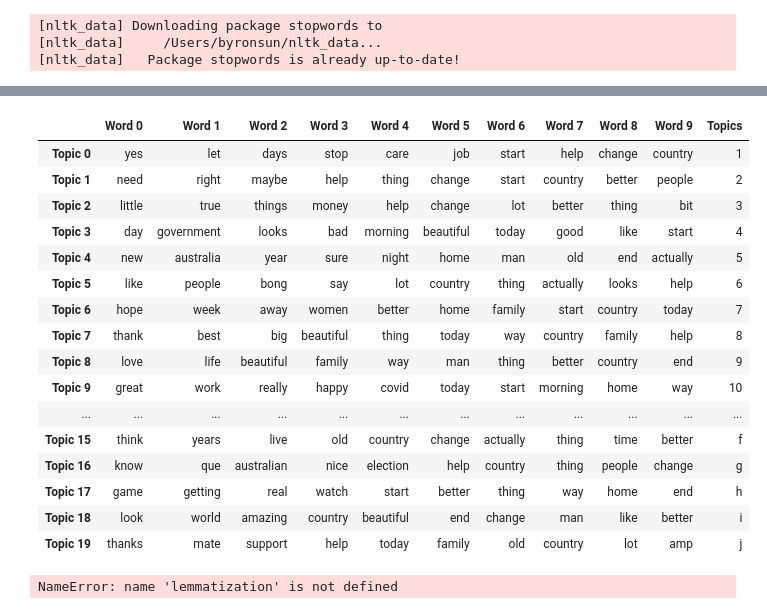
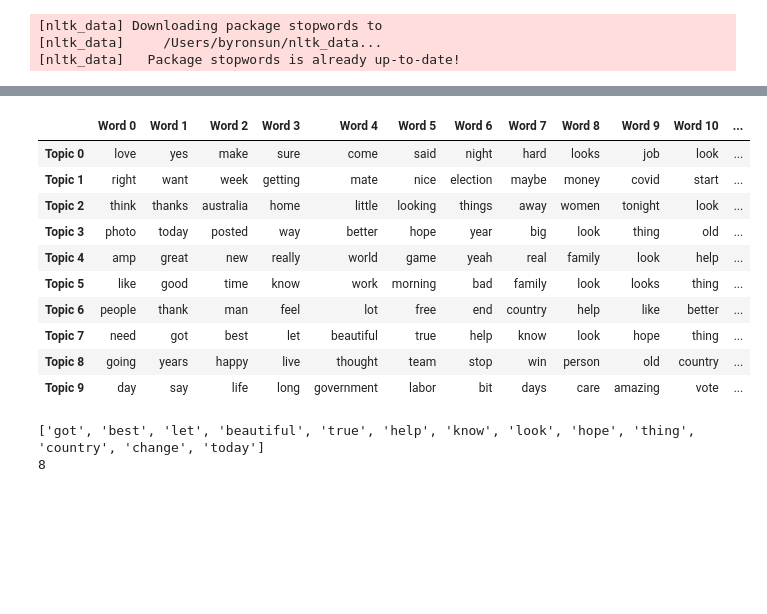
Before and after one commit to comp90024-group70/awesome-spider, a Jupyter notebook: LDA1.ipynb, the cells around one changed output, grey strips where cells are left out. Drawn from its saved outputs; the diff is of its cells as text; code cells hidden in the pictures; blank space fills up the shorter version.

Commit message:
Modify LDA1 and spark; Add sudo data processing files and map

```diff
--- a/LDA1.ipynb
+++ b/LDA1.ipynb
@@ -19,5 +19,8 @@ import matplotlib.pyplot as plt
 [nltk_data]     /Users/byronsun/nltk_data...
 [nltk_data]   Package stopwords is already up-to-date!
 # %%
-df = pd.read_csv('../data/twitter_clean.csv')
+df = pd.read_csv('../Data/twitter_clean.csv')
+df = df.drop(df.keys()[0], axis=1)
 df = df.dropna(subset=['cleaned_text'])
+l_multi_lan = len(df)
+df.head()
@@ -23,0 +34,4 @@ df = df.dropna(subset=['cleaned_text'])
+# %%
+df = df.loc[df['Language']=='en']
+l_en_lan = len(df)
+print(l_en_lan/l_multi_lan)
@@ -64,7 +85,9 @@ vectorizer = CountVectorizer(analyzer='word',
 data_vectorized = vectorizer.fit_transform(data_lemmatized)
 # %%
 # Build LDA Model
-lda_model = LatentDirichletAllocation(n_components=20,               # Number of topics
+import time
+%time
+lda_model = LatentDirichletAllocation(n_components=10,               # Number of topics
                                       max_iter=10,
 # Max learning iterations
                                       learning_method='online',
@@ -209,7 +229,7 @@ def show_topics(vectorizer=vectorizer, lda_model=lda_model, n_words=20):
         top_keyword_locs = (-topic_weights).argsort()[:n_words]
         topic_keywords.append(keywords.take(top_keyword_locs))
     return topic_keywords
-topic_keywords = show_topics(vectorizer=vectorizer, lda_model=best_lda_model, n_words=10)
+topic_keywords = show_topics(vectorizer=vectorizer, lda_model=best_lda_model, n_words=15)
 # Topic - Keywords Dataframe
 df_topic_keywords = pd.DataFrame(topic_keywords)
 df_topic_keywords.columns = ['Word '+str(i) for i in range(df_topic_keywords.shape[1])]
@@ -236,26 +250,26 @@ df_topic_keywords
 # %%
-Topics = ["1","2","3","4","5", "6 ", "7", "8", "9", "10", 'a','b','c','d','e','f','g','h','i','j']
+Topics = ["1","2","3","4","5", "6 ", "7", "8", "9", "10"]#, 'a','b','c','d','e','f','g','h','i','j'
 df_topic_keywords["Topics"]=Topics
 df_topic_keywords
 # %% [output]
-|  | Word 0 | Word 1 | Word 2 | Word 3 | Word 4 | Word 5 | Word 6 | Word 7 | Word 8 | Word 9 | Topics |
-| Topic 0 | yes | let | days | stop | care | job | start | help | change | country | 1 |
-| Topic 1 | need | right | maybe | help | thing | change | start | country | better | people | 2 |
-| Topic 2 | little | true | things | money | help | change | lot | better | thing | bit | 3 |
-| Topic 3 | day | government | looks | bad | morning | beautiful | today | good | like | start | 4 |
-| Topic 4 | new | australia | year | sure | night | home | man | old | end | actually | 5 |
-| Topic 5 | like | people | bong | say | lot | country | thing | actually | looks | help | 6 |
-| Topic 6 | hope | week | away | women | better | home | family | start | country | today | 7 |
-| Topic 7 | thank | best | big | beautiful | thing | today | way | country | family | help | 8 |
-| Topic 8 | love | life | beautiful | family | way | man | thing | better | country | end | 9 |
-| Topic 9 | great | work | really | happy | covid | today | start | morning | home | way | 10 |
-| ... | ... | ... | ... | ... | ... | ... | ... | ... | ... | ... | ... |
-| Topic 15 | think | years | live | old | country | change | actually | thing | time | better | f |
-| Topic 16 | know | que | australian | nice | election | help | country | thing | people | change | g |
-| Topic 17 | game | getting | real | watch | start | better | thing | way | home | end | h |
-| Topic 18 | look | world | amazing | country | beautiful | end | change | man | like | better | i |
-| Topic 19 | thanks | mate | support | help | today | family | old | country | lot | amp | j |
+|  | Word 0 | Word 1 | Word 2 | Word 3 | Word 4 | Word 5 | Word 6 | Word 7 | Word 8 | Word 9 | Word 10 | ... |
+| Topic 0 | love | yes | make | sure | come | said | night | hard | looks | job | look | ... |
+| Topic 1 | right | want | week | getting | mate | nice | election | maybe | money | covid | start | ... |
+| Topic 2 | think | thanks | australia | home | little | looking | things | away | women | tonight | look | ... |
+| Topic 3 | photo | today | posted | way | better | hope | year | big | look | thing | old | ... |
+| Topic 4 | amp | great | new | really | world | game | yeah | real | family | look | help | ... |
+| Topic 5 | like | good | time | know | work | morning | bad | family | look | looks | thing | ... |
+| Topic 6 | people | thank | man | feel | lot | free | end | country | help | like | better | ... |
+| Topic 7 | need | got | best | let | beautiful | true | help | know | look | hope | thing | ... |
+| Topic 8 | going | years | happy | live | thought | team | stop | win | person | old | country | ... |
+| Topic 9 | day | say | life | long | government | labor | bit | days | care | amazing | vote | ... |
 # %%
+def lemmatization(texts, allowed_postags=['NOUN', 'ADJ', 'VERB', 'ADV']): #'NOUN', 'ADJ', 'VERB', 'ADV'
+    texts_out = []
+    for sent in texts:
+        doc = nlp(" ".join(sent))
+        texts_out.append(" ".join([token.lemma_ if token.lemma_ not in ['-PRON-'] else '' for token in doc if token.pos_ in allowed_postags]))
+    return texts_out
 # Define function to predict topic for a given text document.
 #nlp = spacy.load('en', disable=['parser', 'ner'])
 nlp = spacy.load("en_core_web_sm",disable=['parser', 'ner'])
@@ -283,6 +297,7 @@ infer_topic, topic, prob_scores = predict_topic(text = mytext)
 print(topic)
 print(infer_topic)
 # %% [output]
-NameError: name 'lemmatization' is not defined
+['got', 'best', 'let', 'beautiful', 'true', 'help', 'know', 'look', 'hope', 'thing', 'country', 'change', 'today']
+8
 # %%
 def apply_predict_topic(text):
```
Also changed, not shown: parts of 25 cells of this notebook, 5 other files.
